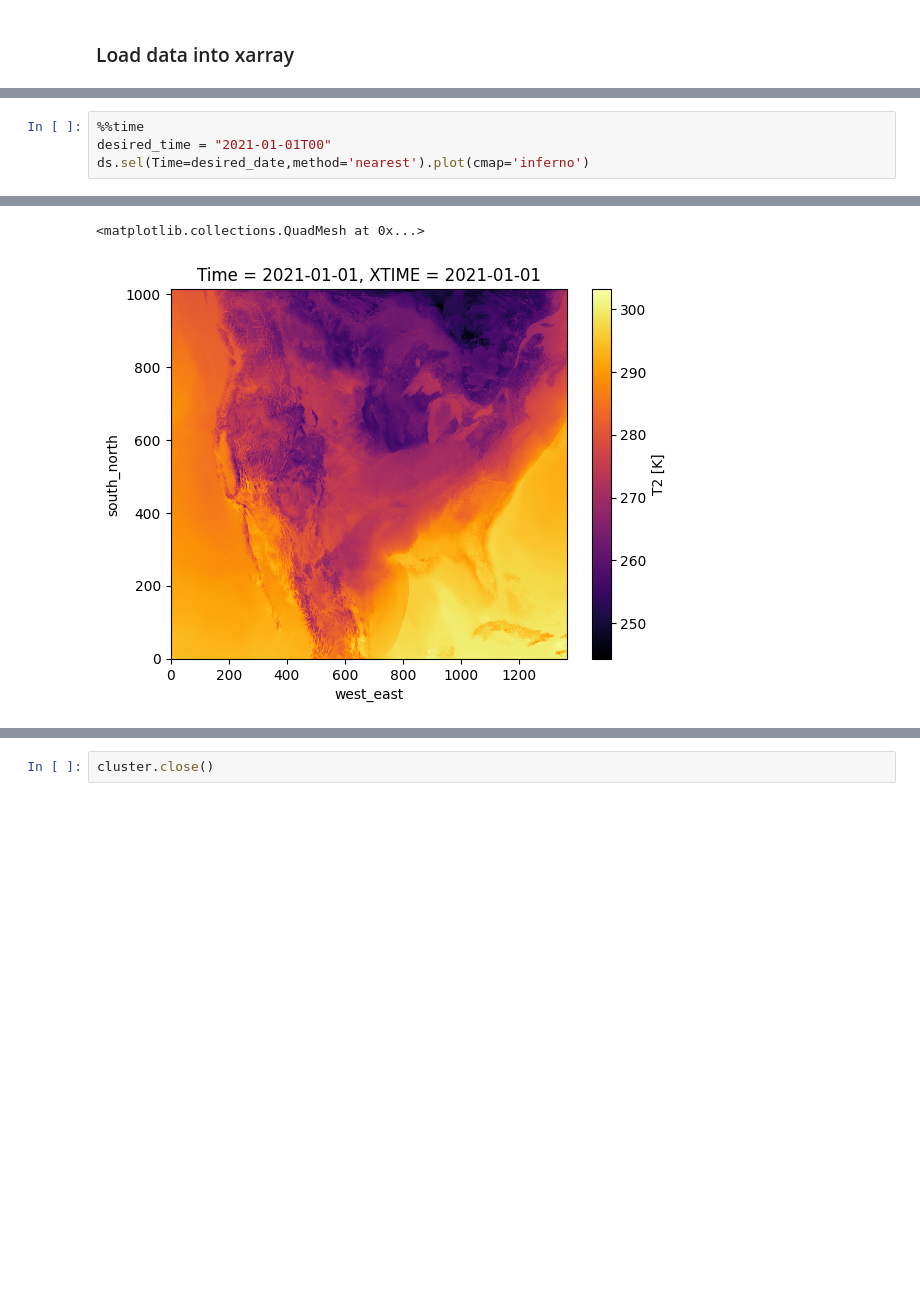
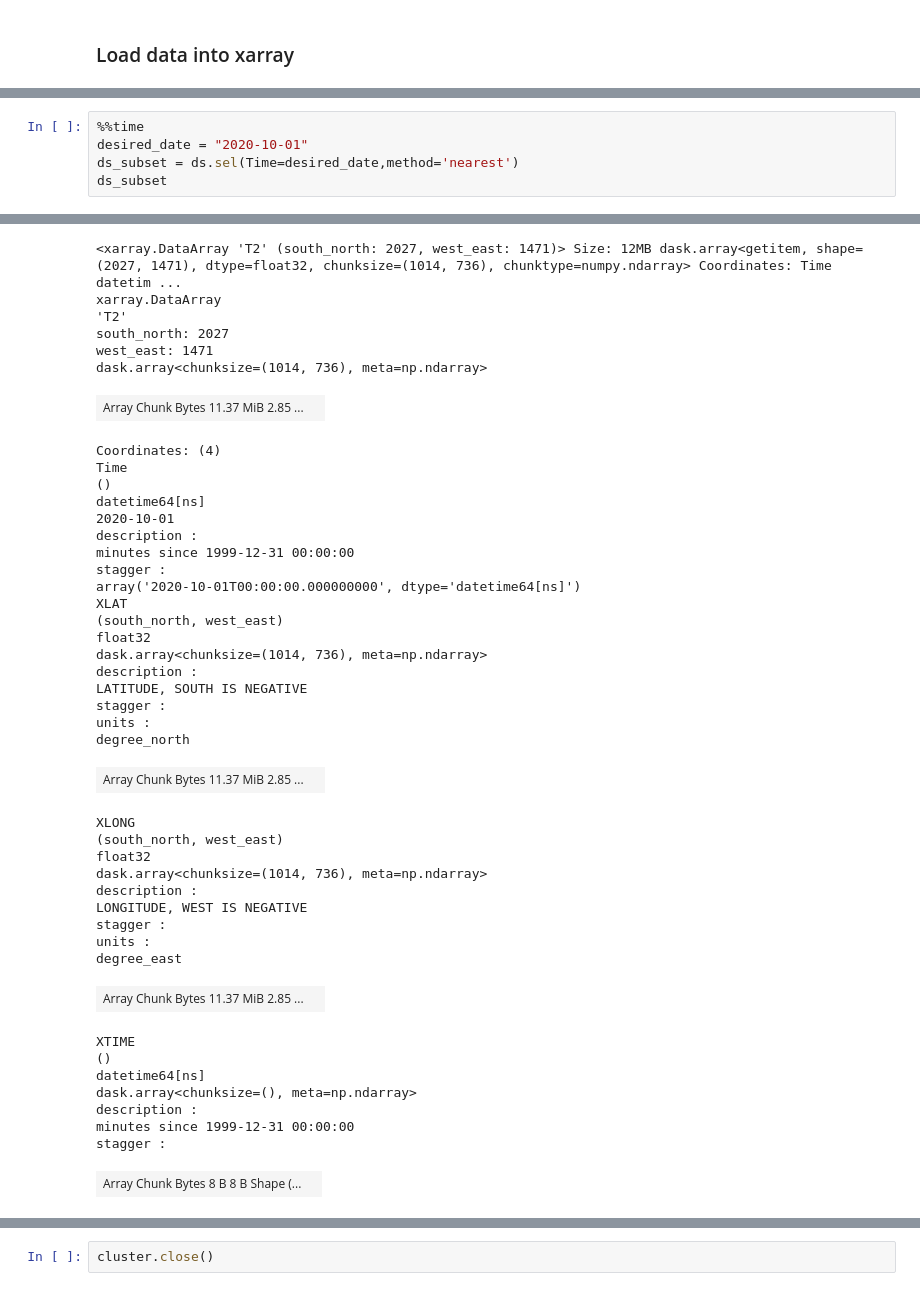
Before and after one commit to turetske/osdf_examples, a Jupyter notebook: notebooks/saag.ipynb, the cells around one changed output, grey strips where cells are left out. Drawn from its saved outputs; the diff is of its cells as text; blank space fills up the shorter version.

```diff
--- a/notebooks/saag.ipynb
+++ b/notebooks/saag.ipynb
@@ -200,6 +198,7 @@ units :
 K
 # %%
 %%time
-desired_time = "2021-01-01T00"
-ds.sel(Time=desired_date,method='nearest').plot(cmap='inferno')
+desired_date = "2020-10-01"
+ds_subset = ds.sel(Time=desired_date,method='nearest')
+ds_subset
 # %% [output]
@@ -208,2 +207,44 @@ Wall time: 459 ms
-<matplotlib.collections.QuadMesh at 0x...>
+<xarray.DataArray 'T2' (south_north: 2027, west_east: 1471)> Size: 12MB dask.array<getitem, shape=(2027, 1471), dtype=float32, chunksize=(1014, 736), chunktype=numpy.ndarray> Coordinates: Time datetim ...
+xarray.DataArray
+'T2'
+south_north: 2027
+west_east: 1471
+dask.array<chunksize=(1014, 736), meta=np.ndarray>
-[figure, removed]
+| Array Chunk Bytes 11.37 MiB 2.85 ... |  |
+Coordinates: (4)
+Time
+()
+datetime64[ns]
+2020-10-01
+description :
+minutes since 1999-12-31 00:00:00
+stagger :
+array('2020-10-01T00:00:00.000000000', dtype='datetime64[ns]')
+XLAT
+(south_north, west_east)
+float32
+dask.array<chunksize=(1014, 736), meta=np.ndarray>
+description :
+LATITUDE, SOUTH IS NEGATIVE
+stagger :
+units :
+degree_north
+| Array Chunk Bytes 11.37 MiB 2.85 ... |  |
+XLONG
+(south_north, west_east)
+float32
+dask.array<chunksize=(1014, 736), meta=np.ndarray>
+description :
+LONGITUDE, WEST IS NEGATIVE
+stagger :
+units :
+degree_east
+| Array Chunk Bytes 11.37 MiB 2.85 ... |  |
+XTIME
+()
+datetime64[ns]
+dask.array<chunksize=(), meta=np.ndarray>
+description :
+minutes since 1999-12-31 00:00:00
+stagger :
+| Array Chunk Bytes 8 B 8 B Shape (... |  |
```
Also changed, not shown: parts of 13 cells of this notebook.
